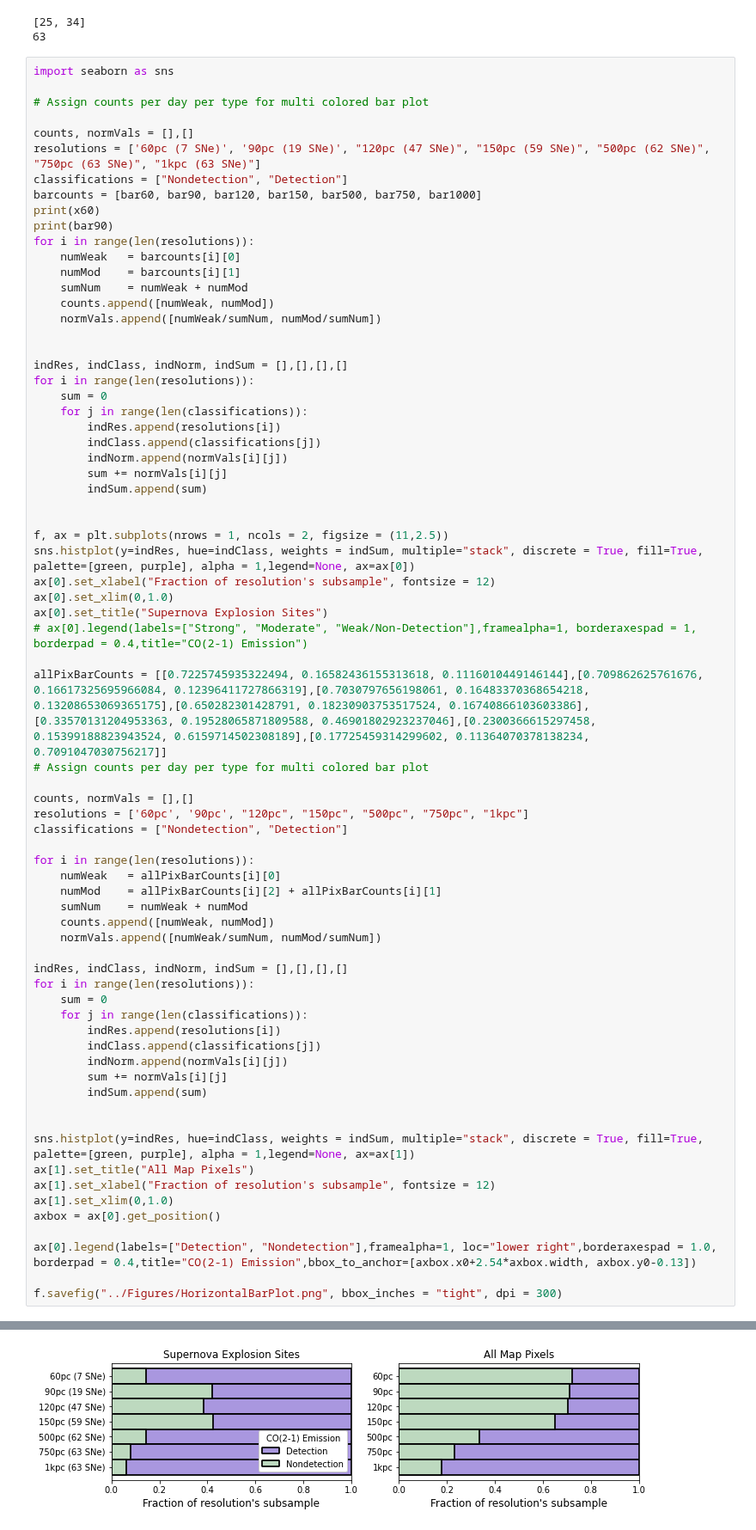
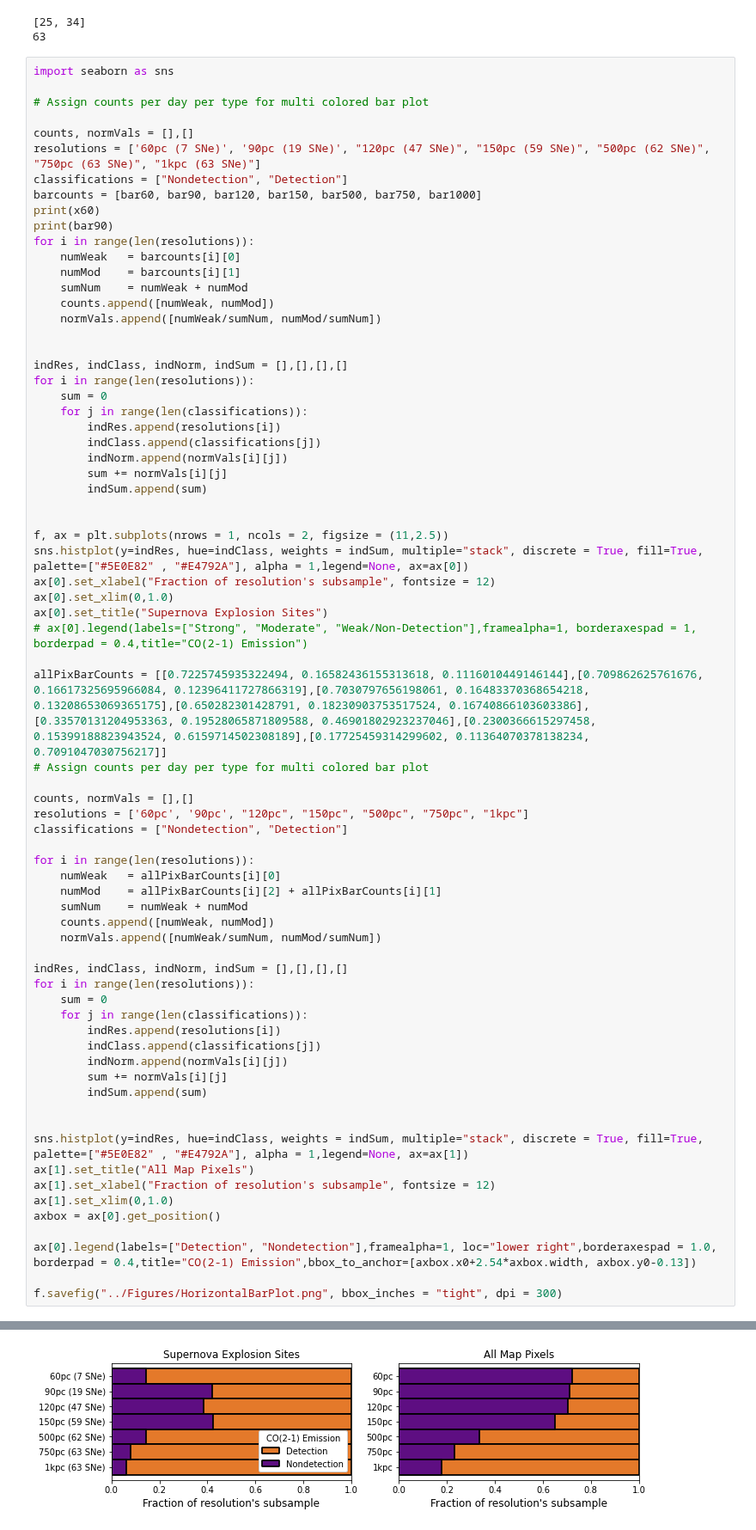
Before and after one commit to NessMayker/SNeCO, a Jupyter notebook: Code/3.1_Figure_2-Do_we_see_gas_at_supernova_locations.ipynb, the cells around one changed output, grey strips where cells are left out. Shown at 86% size. Saved outputs shown, nothing was run; the diff lists cells and outputs as text.

```diff
--- a/Code/3.1_Figure_2-Do_we_see_gas_at_supernova_locations.ipynb
+++ b/Code/3.1_Figure_2-Do_we_see_gas_at_supernova_locations.ipynb
@@ -166,7 +166,7 @@ for i in range(len(resolutions)):
 
 
 f, ax = plt.subplots(nrows = 1, ncols = 2, figsize = (11,2.5))
-sns.histplot(y=indRes, hue=indClass, weights = indSum, multiple="stack", discrete = True, fill=True, palette=[green, purple], alpha = 1,legend=None, ax=ax[0])
+sns.histplot(y=indRes, hue=indClass, weights = indSum, multiple="stack", discrete = True, fill=True, palette=["#5E0E82" , "#E4792A"], alpha = 1,legend=None, ax=ax[0])
 ax[0].set_xlabel("Fraction of resolution's subsample", fontsize = 12)
 ax[0].set_xlim(0,1.0)
 ax[0].set_title("Supernova Explosion Sites")
@@ -181,35 +181,35 @@ classifications = ["Nondetection", "Detection"]
 
 for i in range(len(resolutions)):
     numWeak   = allPixBarCounts[i][0]
     numMod    = allPixBarCounts[i][2] + allPixBarCounts[i][1]
     sumNum    = numWeak + numMod
     counts.append([numWeak, numMod])
     normVals.append([numWeak/sumNum, numMod/sumNum])
 
 indRes, indClass, indNorm, indSum = [],[],[],[]
 for i in range(len(resolutions)):
     sum = 0
     for j in range(len(classifications)):
         indRes.append(resolutions[i])
         indClass.append(classifications[j])
         indNorm.append(normVals[i][j])
         sum += normVals[i][j]
         indSum.append(sum)
 
 
-sns.histplot(y=indRes, hue=indClass, weights = indSum, multiple="stack", discrete = True, fill=True, palette=[green, purple], alpha = 1,legend=None, ax=ax[1])
+sns.histplot(y=indRes, hue=indClass, weights = indSum, multiple="stack", discrete = True, fill=True, palette=["#5E0E82" , "#E4792A"], alpha = 1,legend=None, ax=ax[1])
 ax[1].set_title("All Map Pixels")
 ax[1].set_xlabel("Fraction of resolution's subsample", fontsize = 12)
 ax[1].set_xlim(0,1.0)
 axbox = ax[0].get_position()
 
 ax[0].legend(labels=["Detection", "Nondetection"],framealpha=1, loc="lower right",borderaxespad = 1.0, borderpad = 0.4,title="CO(2-1) Emission",bbox_to_anchor=[axbox.x0+2.54*axbox.width, axbox.y0-0.13])
 
 f.savefig("../Figures/HorizontalBarPlot.png", bbox_inches = "tight", dpi = 300)
 # %% [output]
 ['Nondetection (S/N < 3.0)', 'Detection (3.0 $\\leq$ S/N)']
 [8, 11]
-[figure, old version]
+[figure, new version]
 # %%
 allPixBarCounts = [[0.7225745935322494, 0.16582436155313618, 0.1116010449146144],[0.709862625761676, 0.16617325695966084, 0.12396411727866319],[0.7030797656198061, 0.16483370368654218, 0.13208653069365175],[0.650282301428791, 0.18230903753517524, 0.16740866103603386],[0.33570131204953363, 0.19528065871809588, 0.46901802923237046],[0.2300366615297458, 0.15399188823943524, 0.6159714502308189],[0.17725459314299602, 0.11364070378138234, 0.7091047030756217]]
 # Assign counts per day per type for multi colored bar plot
```
Also changed, not shown: 1 other file.
